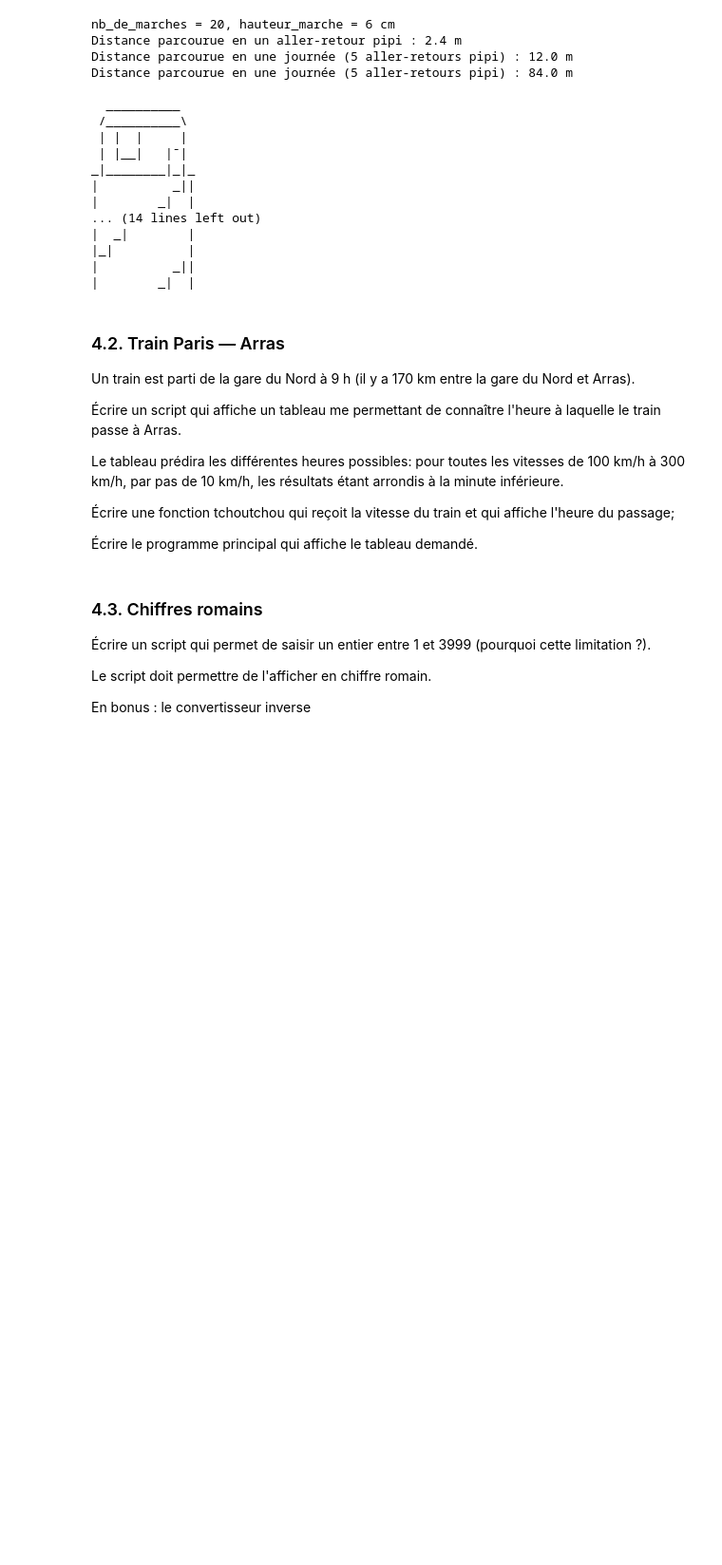
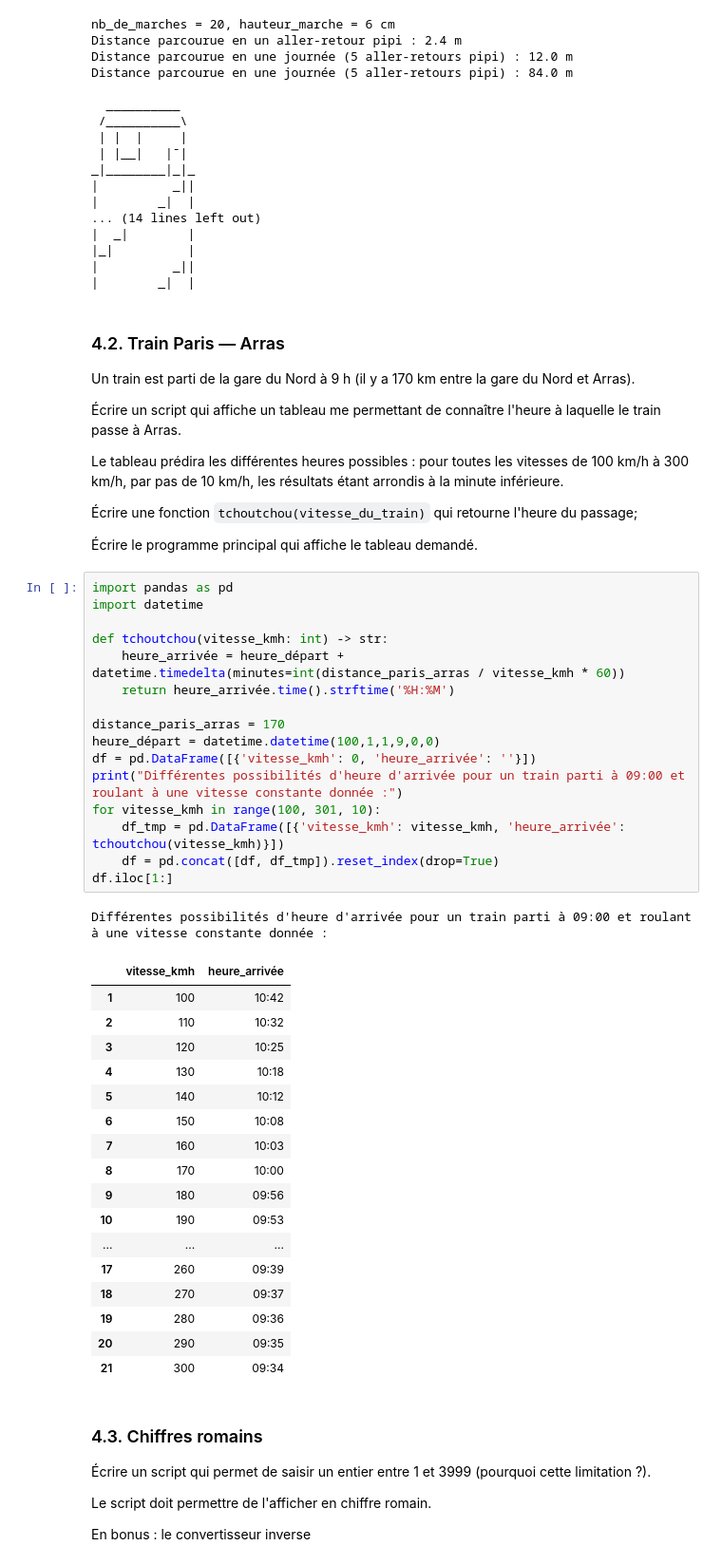
Before and after one commit to kirisakow/formation-data-engineer-m2i, a Jupyter notebook: 2023.03.29.python.algorithmie/exercices.ipynb, the cells around one changed output. Shown at 95% size. Cells and saved outputs as stored; diff of their text form; blank space fills up the shorter version.

Commit message:
exercice train Paris — Arras

```diff
--- a/2023.03.29.python.algorithmie/exercices.ipynb
+++ b/2023.03.29.python.algorithmie/exercices.ipynb
@@ -660,14 +660,49 @@ Un train est parti de la gare du Nord à 9 h
 Écrire un script qui affiche un tableau me permettant de connaître
 l'heure à laquelle le train passe à Arras.
 
-Le tableau prédira les différentes heures possibles:
+Le tableau prédira les différentes heures possibles :
 pour toutes les vitesses de 100 km/h à 300 km/h, par pas de 10 km/h,
 les résultats étant arrondis à la minute inférieure.
 
-Écrire une fonction tchoutchou qui reçoit la vitesse du train et
-qui affiche l'heure du passage;
+Écrire une fonction `tchoutchou(vitesse_du_train)` qui
+retourne l'heure du passage;
 
 Écrire le programme principal qui affiche le tableau demandé.
+# %%
+import pandas as pd
+import datetime
+
+def tchoutchou(vitesse_kmh: int) -> str:
+    heure_arrivée = heure_départ + datetime.timedelta(minutes=int(distance_paris_arras / vitesse_kmh * 60))
+    return heure_arrivée.time().strftime('%H:%M')
+
+distance_paris_arras = 170
+heure_départ = datetime.datetime(100,1,1,9,0,0)
+df = pd.DataFrame([{'vitesse_kmh': 0, 'heure_arrivée': ''}])
+print("Différentes possibilités d'heure d'arrivée pour un train parti à 09:00 et roulant à une vitesse constante donnée :")
+for vitesse_kmh in range(100, 301, 10):
+    df_tmp = pd.DataFrame([{'vitesse_kmh': vitesse_kmh, 'heure_arrivée': tchoutchou(vitesse_kmh)}])
+    df = pd.concat([df, df_tmp]).reset_index(drop=True)
+df.iloc[1:]
+# %% [output]
+Différentes possibilités d'heure d'arrivée pour un train parti à 09:00 et roulant à une vitesse constante donnée :
+|  | vitesse_kmh | heure_arrivée |
+| 1 | 100 | 10:42 |
+| 2 | 110 | 10:32 |
+| 3 | 120 | 10:25 |
+| 4 | 130 | 10:18 |
+| 5 | 140 | 10:12 |
+| 6 | 150 | 10:08 |
+| 7 | 160 | 10:03 |
+| 8 | 170 | 10:00 |
+| 9 | 180 | 09:56 |
+| 10 | 190 | 09:53 |
+| ... | ... | ... |
+| 17 | 260 | 09:39 |
+| 18 | 270 | 09:37 |
+| 19 | 280 | 09:36 |
+| 20 | 290 | 09:35 |
+| 21 | 300 | 09:34 |
 # %% [markdown]
 ### 4.3. Chiffres romains
 
```
